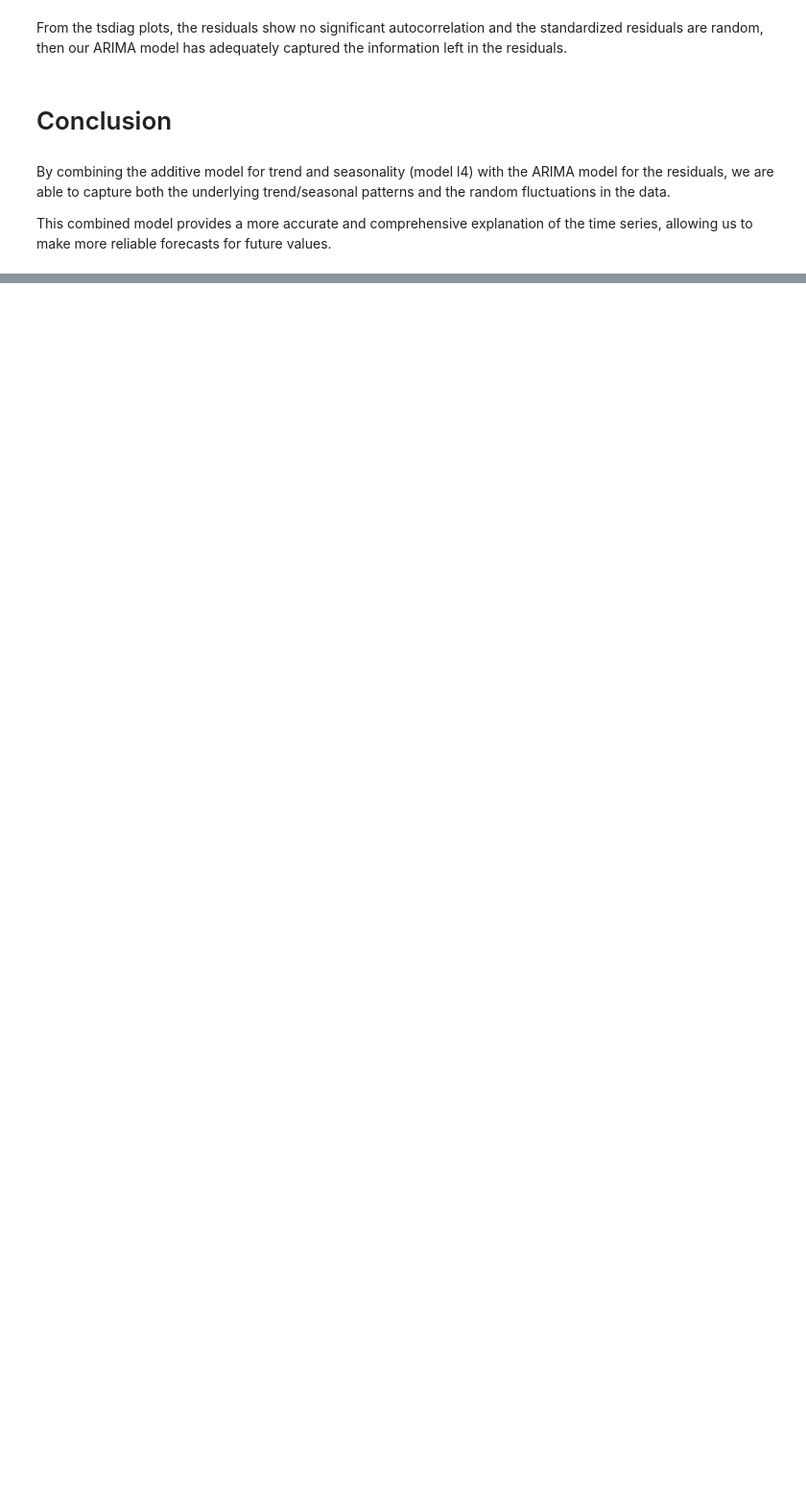
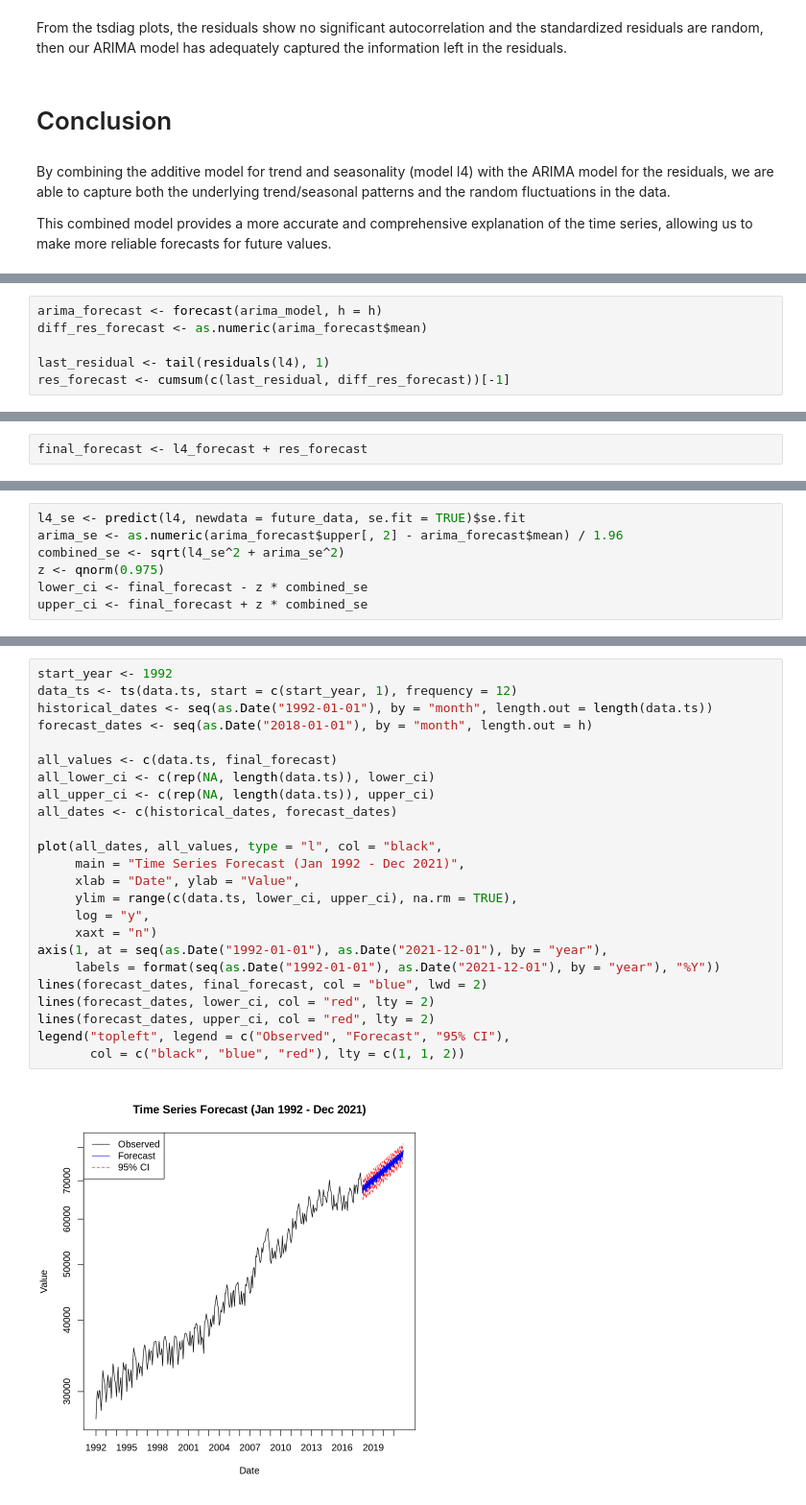
Before and after one commit to Leila222/agriculture-timeseries-usa-r, a Jupyter notebook: agriculture_production.ipynb, the cells around one changed output, grey strips where cells are left out. Shown: that part at 96% size. Drawn from its saved outputs; the diff is of its cells as text; blank space fills up the shorter version.

Commit message:
added forecasting for the time series

```diff
--- a/agriculture_production.ipynb
+++ b/agriculture_production.ipynb
@@ -335,0 +398,6 @@ This combined model provides a more accurate and comprehensive explanation of th
+# %%
+arima_forecast <- forecast(arima_model, h = h)
+diff_res_forecast <- as.numeric(arima_forecast$mean)
+
+last_residual <- tail(residuals(l4), 1)
+res_forecast <- cumsum(c(last_residual, diff_res_forecast))[-1]
@@ -335,0 +406,2 @@ This combined model provides a more accurate and comprehensive explanation of th
+# %%
+final_forecast <- l4_forecast + res_forecast
@@ -335,0 +410,7 @@ This combined model provides a more accurate and comprehensive explanation of th
+# %%
+l4_se <- predict(l4, newdata = future_data, se.fit = TRUE)$se.fit
+arima_se <- as.numeric(arima_forecast$upper[, 2] - arima_forecast$mean) / 1.96
+combined_se <- sqrt(l4_se^2 + arima_se^2)
+z <- qnorm(0.975)
+lower_ci <- final_forecast - z * combined_se
+upper_ci <- final_forecast + z * combined_se
@@ -335,0 +448,26 @@ This combined model provides a more accurate and comprehensive explanation of th
+# %%
+start_year <- 1992
+data_ts <- ts(data.ts, start = c(start_year, 1), frequency = 12)
+historical_dates <- seq(as.Date("1992-01-01"), by = "month", length.out = length(data.ts))
+forecast_dates <- seq(as.Date("2018-01-01"), by = "month", length.out = h)
+
+all_values <- c(data.ts, final_forecast)
+all_lower_ci <- c(rep(NA, length(data.ts)), lower_ci)
+all_upper_ci <- c(rep(NA, length(data.ts)), upper_ci)
+all_dates <- c(historical_dates, forecast_dates)
+
+plot(all_dates, all_values, type = "l", col = "black",
+     main = "Time Series Forecast (Jan 1992 - Dec 2021)",
+     xlab = "Date", ylab = "Value",
+     ylim = range(c(data.ts, lower_ci, upper_ci), na.rm = TRUE),
+     log = "y",
+     xaxt = "n")
+axis(1, at = seq(as.Date("1992-01-01"), as.Date("2021-12-01"), by = "year"),
+     labels = format(seq(as.Date("1992-01-01"), as.Date("2021-12-01"), by = "year"), "%Y"))
+lines(forecast_dates, final_forecast, col = "blue", lwd = 2)
+lines(forecast_dates, lower_ci, col = "red", lty = 2)
+lines(forecast_dates, upper_ci, col = "red", lty = 2)
+legend("topleft", legend = c("Observed", "Forecast", "95% CI"),
+       col = c("black", "blue", "red"), lty = c(1, 1, 2))
+# %% [output]
+[figure, added]
```
Also changed, not shown: parts of 10 cells of this notebook.
